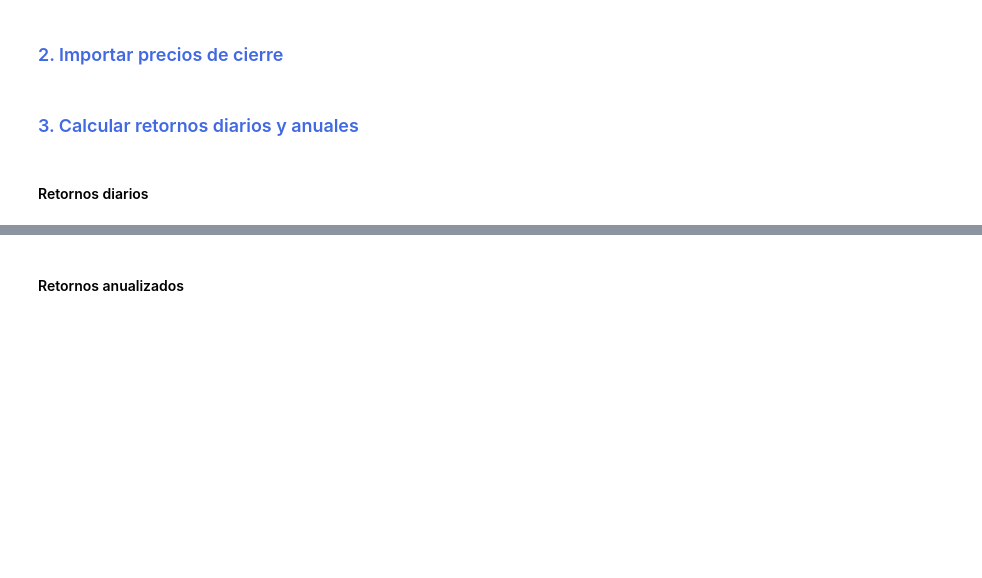
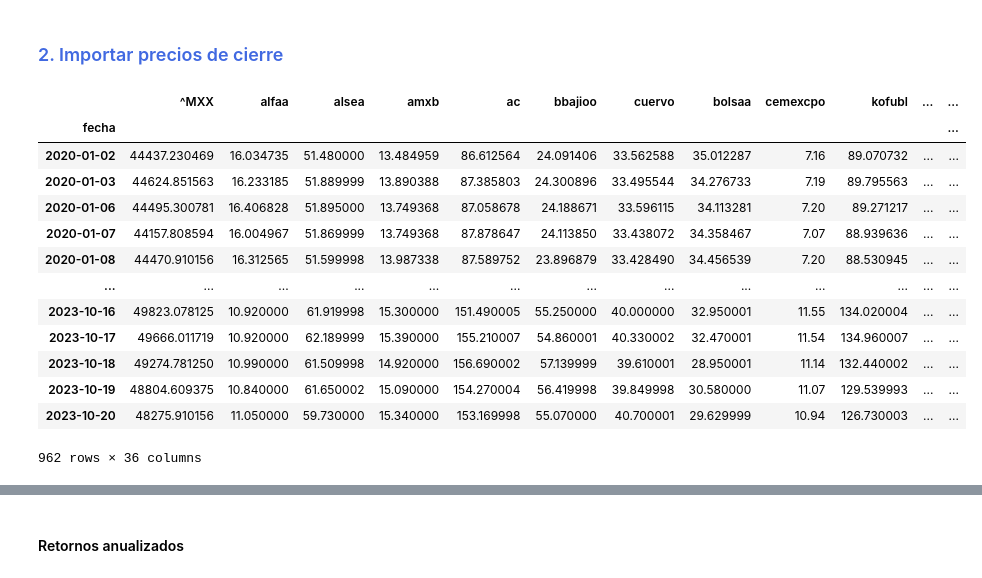
Before and after one commit to carlosdeoncedos/CienciaDatosFinanzas2023_09_lunes, a Jupyter notebook: Sesion_7.ipynb, the cells around one changed output, grey strips where cells are left out. Cells and saved outputs as stored; diff of their text form; code cells hidden in the pictures; blank space fills up the shorter version.

```diff
--- a/Sesion_7.ipynb
+++ b/Sesion_7.ipynb
@@ -129,7 +133,21 @@ Para el desarrollo del primer portafolio de inversión, vamos a seguir los sigui
 1. Visualizar resultados óptimos
 # %% [markdown]
 ### <font color='royalblue'>2. Importar precios de cierre</font>
-# %% [markdown]
-### <font color='royalblue'>3. Calcular retornos diarios y anuales</font>
-# %% [markdown]
-#### Retornos diarios
+# %%
+precios = hf.precios(hf.ipc(), fecha1='2020-01-01', fecha2='2023-10-23')
+precios
+# %% [output]
+|  | ^MXX | alfaa | alsea | amxb | ac | bbajioo | cuervo | bolsaa | cemexcpo | kofubl | ... | ... |
+| fecha |  |  |  |  |  |  |  |  |  |  |  | ... |
+| 2020-01-02 | 44437.230469 | 16.034735 | 51.480000 | 13.484959 | 86.612564 | 24.091406 | 33.562588 | 35.012287 | 7.16 | 89.070732 | ... | ... |
+| 2020-01-03 | 44624.851563 | 16.233185 | 51.889999 | 13.890388 | 87.385803 | 24.300896 | 33.495544 | 34.276733 | 7.19 | 89.795563 | ... | ... |
+| 2020-01-06 | 44495.300781 | 16.406828 | 51.895000 | 13.749368 | 87.058678 | 24.188671 | 33.596115 | 34.113281 | 7.20 | 89.271217 | ... | ... |
+| 2020-01-07 | 44157.808594 | 16.004967 | 51.869999 | 13.749368 | 87.878647 | 24.113850 | 33.438072 | 34.358467 | 7.07 | 88.939636 | ... | ... |
+| 2020-01-08 | 44470.910156 | 16.312565 | 51.599998 | 13.987338 | 87.589752 | 23.896879 | 33.428490 | 34.456539 | 7.20 | 88.530945 | ... | ... |
+| ... | ... | ... | ... | ... | ... | ... | ... | ... | ... | ... | ... | ... |
+| 2023-10-16 | 49823.078125 | 10.920000 | 61.919998 | 15.300000 | 151.490005 | 55.250000 | 40.000000 | 32.950001 | 11.55 | 134.020004 | ... | ... |
+| 2023-10-17 | 49666.011719 | 10.920000 | 62.189999 | 15.390000 | 155.210007 | 54.860001 | 40.330002 | 32.470001 | 11.54 | 134.960007 | ... | ... |
+| 2023-10-18 | 49274.781250 | 10.990000 | 61.509998 | 14.920000 | 156.690002 | 57.139999 | 39.610001 | 28.950001 | 11.14 | 132.440002 | ... | ... |
+| 2023-10-19 | 48804.609375 | 10.840000 | 61.650002 | 15.090000 | 154.270004 | 56.419998 | 39.849998 | 30.580000 | 11.07 | 129.539993 | ... | ... |
+| 2023-10-20 | 48275.910156 | 11.050000 | 59.730000 | 15.340000 | 153.169998 | 55.070000 | 40.700001 | 29.629999 | 10.94 | 126.730003 | ... | ... |
+962 rows × 36 columns
```
Also changed, not shown: parts of 32 cells of this notebook.
